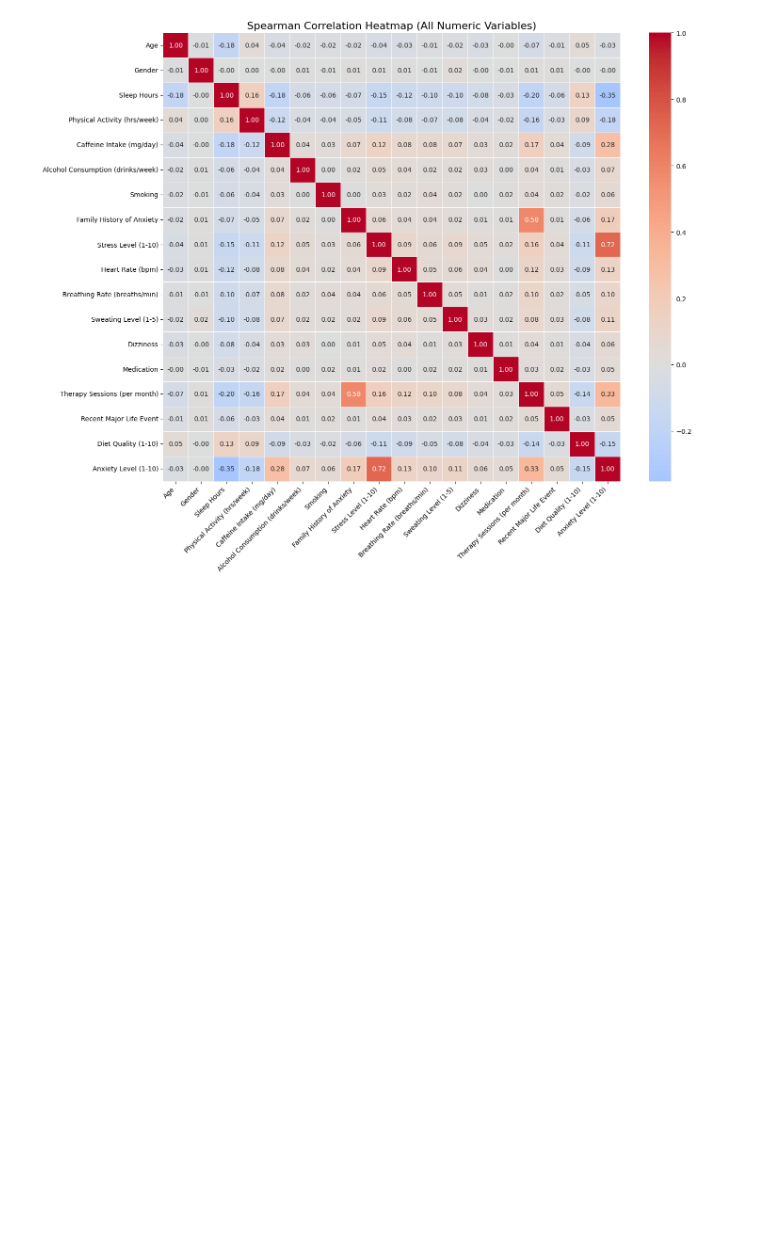
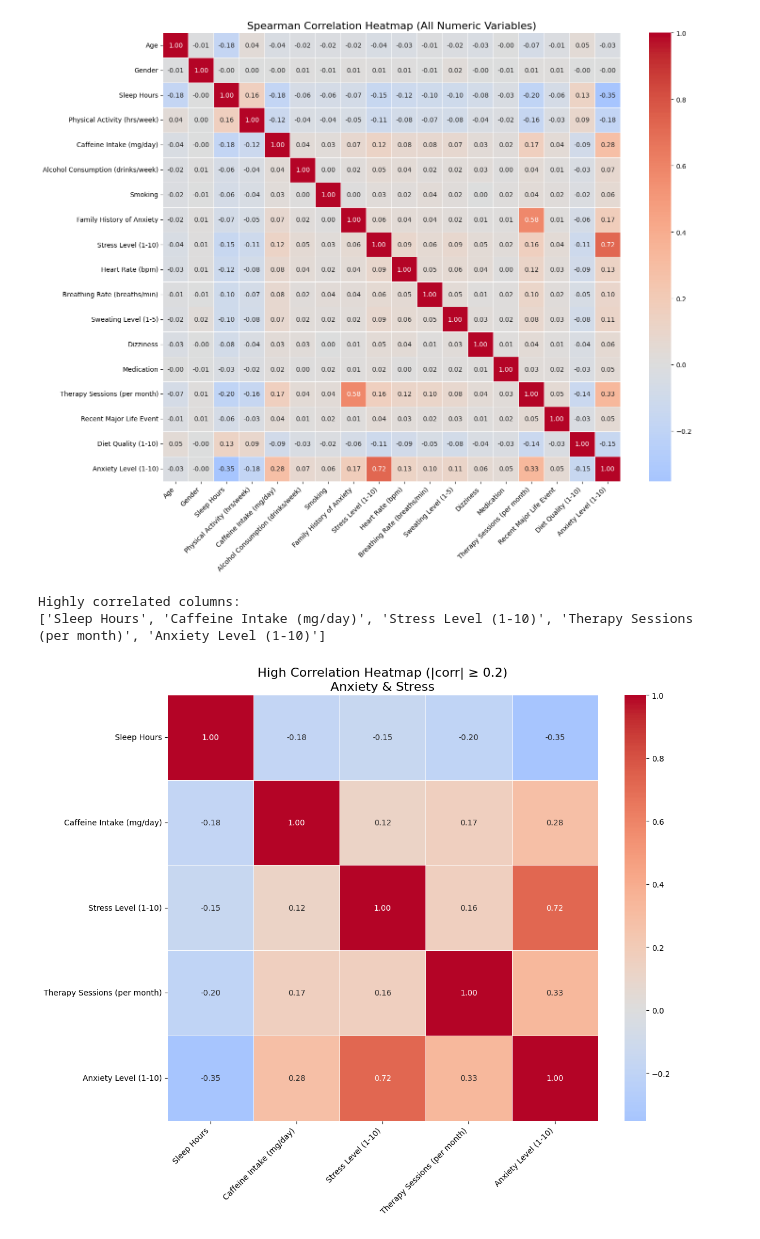
Before and after one commit to GEORGEMUTALE/DECLINE, a Jupyter notebook: anxiety.ipynb, the cells around one changed output. Saved outputs shown, nothing was run; the diff lists cells and outputs as text; code cells hidden in the pictures; blank space fills up the shorter version.

Commit message:
correlation

```diff
--- a/anxiety.ipynb
+++ b/anxiety.ipynb
@@ -192,3 +192,51 @@ Index(['Age', 'Gender', 'Sleep Hours', 'Physical Activity (hrs/week)',
        'Diet Quality (1-10)', 'Anxiety Level (1-10)'],
       dtype='object')
 [figure]
+# %%
+# Select numeric columns
+numeric_data = data.select_dtypes(include=['int64', 'float64'])
+
+# Compute Spearman correlation
+corr_matrix = numeric_data.corr(method='spearman')
+
+# Set correlation threshold
+threshold = 0.3
+
+# Find columns highly correlated with Anxiety or Stress
+target_cols = ['Anxiety Level (1-10)', 'Stress Level (1-10)']
+
+high_corr_cols = corr_matrix[
+    target_cols
+].abs().max(axis=1)
+
+high_corr_cols = high_corr_cols[high_corr_cols >= threshold].index.tolist()
+
+print("Highly correlated columns:")
+print(high_corr_cols)
+
+# Filter correlation matrix
+filtered_corr = corr_matrix.loc[high_corr_cols, high_corr_cols]
+
+# Plot heatmap
+plt.figure(figsize=(12, 10))
+sns.heatmap(
+    filtered_corr,
+    annot=True,
+    fmt=".2f",
+    cmap="coolwarm",
+    center=0,
+    linewidths=0.5
+)
+
+plt.title(
+    f"High Correlation Heatmap (|corr| ≥ {threshold})\nAnxiety & Stress",
+    fontsize=16
+)
+plt.xticks(rotation=45, ha='right')
+plt.yticks(rotation=0)
+plt.tight_layout()
+plt.show()
+# %% [output]
+Highly correlated columns:
+['Sleep Hours', 'Caffeine Intake (mg/day)', 'Stress Level (1-10)', 'Therapy Sessions (per month)', 'Anxiety Level (1-10)']
+[figure, added]
```
